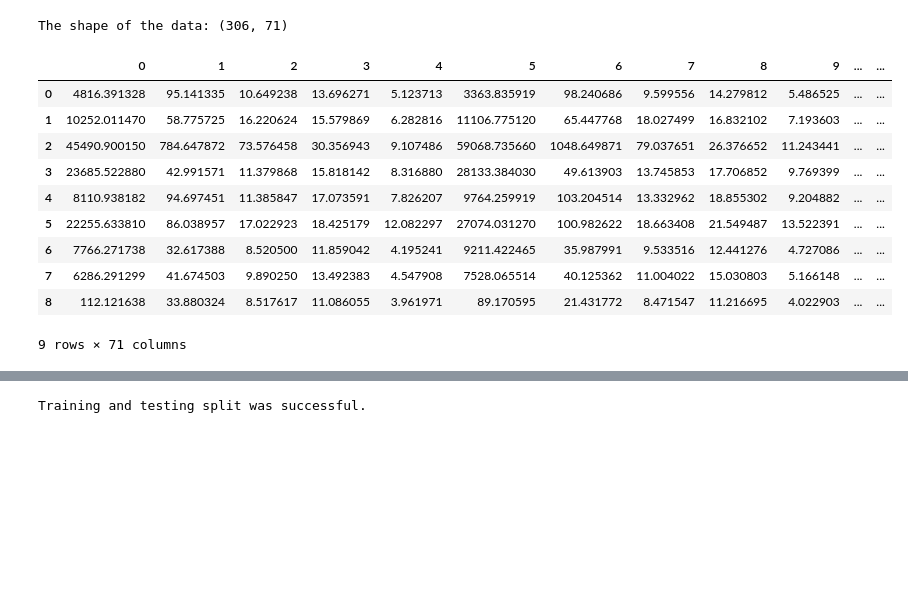
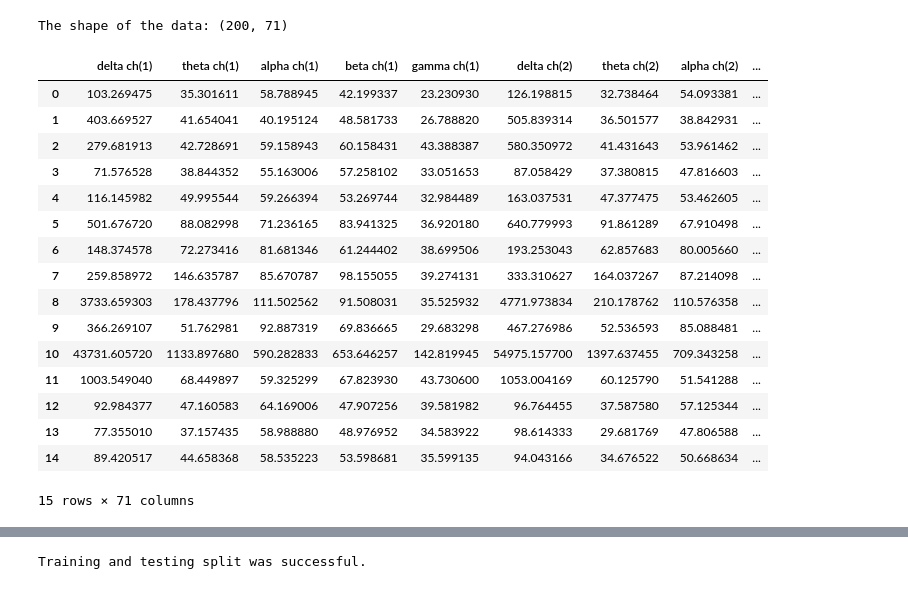
Before and after one commit to omarmagdy217/Driving-Behavior-Prediction_GP, a Jupyter notebook: Data Classification/state_prediction.ipynb, the cells around one changed output, grey strips where cells are left out. Cells and saved outputs as stored; diff of their text form; code cells hidden in the pictures; blank space fills up the shorter version.

```diff
--- a/Data Classification/state_prediction.ipynb
+++ b/Data Classification/state_prediction.ipynb
@@ -84,31 +81,37 @@ def fit_model(X, y):
 # %%
 # Allows the use of display() for DataFrames
 from IPython.display import display
 
 # Read the data.
-raw_data = pd.read_csv('eeg_bands_vector.csv', header=None)
+raw_data = pd.read_csv('eeg_bands_vector.csv')
 
 # Split the data into features and target label
 target_raw = raw_data[raw_data.columns[-1]]
 features_raw = raw_data.drop(raw_data.columns[-1], axis = 1)
 
 # Print data shape.
 print("The shape of the data: {}".format(raw_data.shape))
 
-# Success - Display the first nine records
-display(raw_data.head(n=9))
+# Success - Display the first fifteen records
+display(raw_data.head(n=15))
 # %% [output]
-The shape of the data: (306, 71)
+The shape of the data: (200, 71)
-|  | 0 | 1 | 2 | 3 | 4 | 5 | 6 | 7 | 8 | 9 | ... | ... |
-| 0 | 4816.391328 | 95.141335 | 10.649238 | 13.696271 | 5.123713 | 3363.835919 | 98.240686 | 9.599556 | 14.279812 | 5.486525 | ... | ... |
-| 1 | 10252.011470 | 58.775725 | 16.220624 | 15.579869 | 6.282816 | 11106.775120 | 65.447768 | 18.027499 | 16.832102 | 7.193603 | ... | ... |
-| 2 | 45490.900150 | 784.647872 | 73.576458 | 30.356943 | 9.107486 | 59068.735660 | 1048.649871 | 79.037651 | 26.376652 | 11.243441 | ... | ... |
-| 3 | 23685.522880 | 42.991571 | 11.379868 | 15.818142 | 8.316880 | 28133.384030 | 49.613903 | 13.745853 | 17.706852 | 9.769399 | ... | ... |
-| 4 | 8110.938182 | 94.697451 | 11.385847 | 17.073591 | 7.826207 | 9764.259919 | 103.204514 | 13.332962 | 18.855302 | 9.204882 | ... | ... |
-| 5 | 22255.633810 | 86.038957 | 17.022923 | 18.425179 | 12.082297 | 27074.031270 | 100.982622 | 18.663408 | 21.549487 | 13.522391 | ... | ... |
-| 6 | 7766.271738 | 32.617388 | 8.520500 | 11.859042 | 4.195241 | 9211.422465 | 35.987991 | 9.533516 | 12.441276 | 4.727086 | ... | ... |
-| 7 | 6286.291299 | 41.674503 | 9.890250 | 13.492383 | 4.547908 | 7528.065514 | 40.125362 | 11.004022 | 15.030803 | 5.166148 | ... | ... |
-| 8 | 112.121638 | 33.880324 | 8.517617 | 11.086055 | 3.961971 | 89.170595 | 21.431772 | 8.471547 | 11.216695 | 4.022903 | ... | ... |
+|  | delta ch(1) | theta ch(1) | alpha ch(1) | beta ch(1) | gamma ch(1) | delta ch(2) | theta ch(2) | alpha ch(2) | ... |
+| 0 | 103.269475 | 35.301611 | 58.788945 | 42.199337 | 23.230930 | 126.198815 | 32.738464 | 54.093381 | ... |
+| 1 | 403.669527 | 41.654041 | 40.195124 | 48.581733 | 26.788820 | 505.839314 | 36.501577 | 38.842931 | ... |
+| 2 | 279.681913 | 42.728691 | 59.158943 | 60.158431 | 43.388387 | 580.350972 | 41.431643 | 53.961462 | ... |
+| 3 | 71.576528 | 38.844352 | 55.163006 | 57.258102 | 33.051653 | 87.058429 | 37.380815 | 47.816603 | ... |
+| 4 | 116.145982 | 49.995544 | 59.266394 | 53.269744 | 32.984489 | 163.037531 | 47.377475 | 53.462605 | ... |
+| 5 | 501.676720 | 88.082998 | 71.236165 | 83.941325 | 36.920180 | 640.779993 | 91.861289 | 67.910498 | ... |
+| 6 | 148.374578 | 72.273416 | 81.681346 | 61.244402 | 38.699506 | 193.253043 | 62.857683 | 80.005660 | ... |
+| 7 | 259.858972 | 146.635787 | 85.670787 | 98.155055 | 39.274131 | 333.310627 | 164.037267 | 87.214098 | ... |
+| 8 | 3733.659303 | 178.437796 | 111.502562 | 91.508031 | 35.525932 | 4771.973834 | 210.178762 | 110.576358 | ... |
+| 9 | 366.269107 | 51.762981 | 92.887319 | 69.836665 | 29.683298 | 467.276986 | 52.536593 | 85.088481 | ... |
+| 10 | 43731.605720 | 1133.897680 | 590.282833 | 653.646257 | 142.819945 | 54975.157700 | 1397.637455 | 709.343258 | ... |
+| 11 | 1003.549040 | 68.449897 | 59.325299 | 67.823930 | 43.730600 | 1053.004169 | 60.125790 | 51.541288 | ... |
+| 12 | 92.984377 | 47.160583 | 64.169006 | 47.907256 | 39.581982 | 96.764455 | 37.587580 | 57.125344 | ... |
+| 13 | 77.355010 | 37.157435 | 58.988880 | 48.976952 | 34.583922 | 98.614333 | 29.681769 | 47.806588 | ... |
+| 14 | 89.420517 | 44.658368 | 58.535223 | 53.598681 | 35.599135 | 94.043166 | 34.676522 | 50.668634 | ... |
-9 rows × 71 columns
+15 rows × 71 columns
 # %%
 # Visualize skewed continuous features of original data
```
Also changed, not shown: parts of 14 cells of this notebook, 1 other file.
